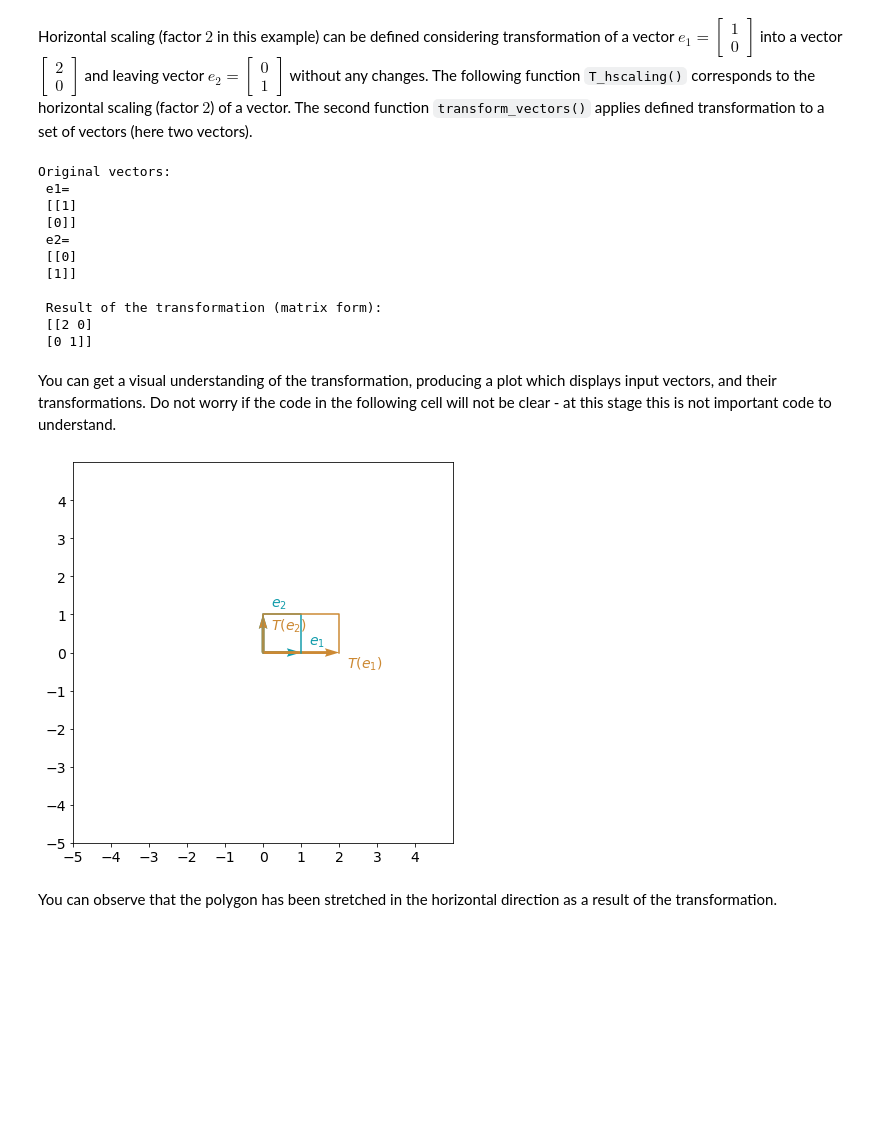
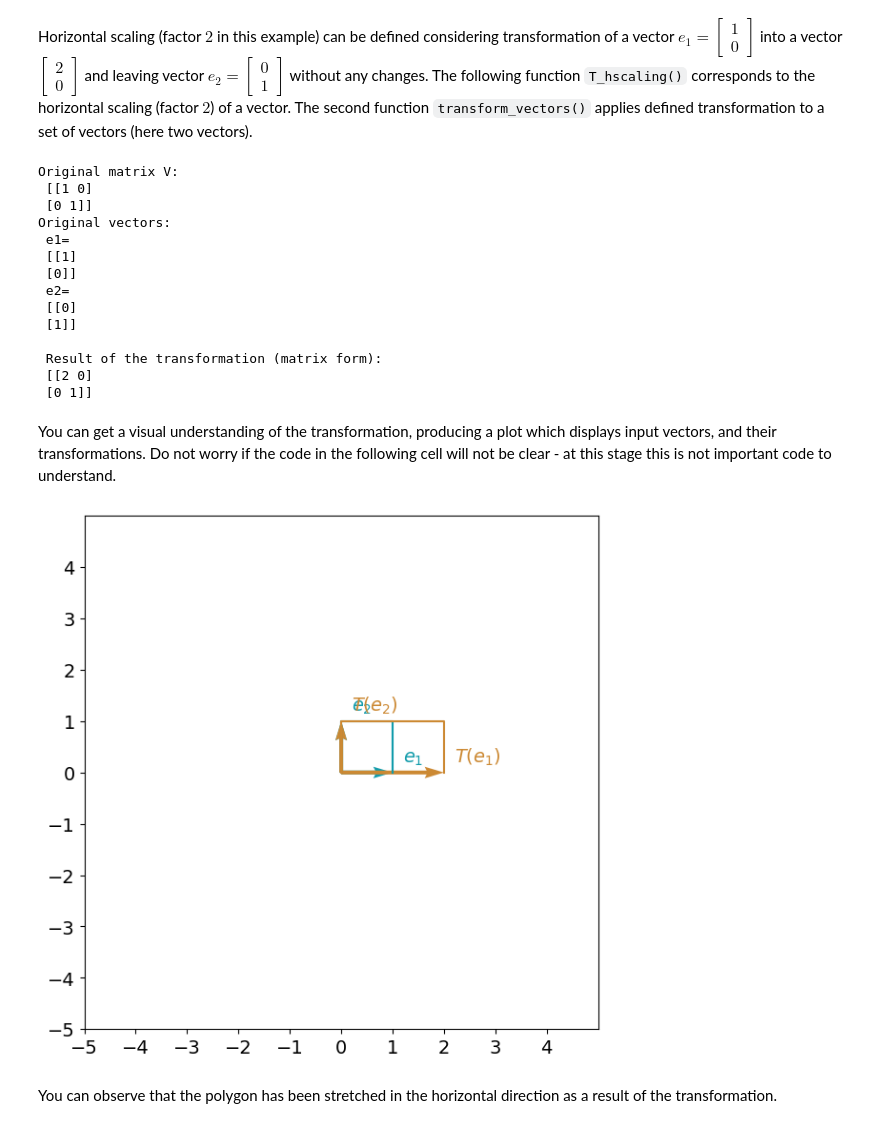
Before and after one commit to ICEY12YX/DEEP_LEARNING, a Jupyter notebook: 04_mathematics/linear_algebra/week03/C1W3_UGL_3_linear_transformations.ipynb, the cells around one changed output. Saved outputs shown, nothing was run; the diff lists cells and outputs as text; code cells hidden in the pictures; blank space fills up the shorter version.

```diff
--- a/04_mathematics/linear_algebra/week03/C1W3_UGL_3_linear_transformations.ipynb
+++ b/04_mathematics/linear_algebra/week03/C1W3_UGL_3_linear_transformations.ipynb
@@ -265,6 +267,7 @@ def T_hscaling(v):
 
 def transform_vectors(T, v1, v2):
     V = np.hstack((v1, v2))
+    print("Original matrix V:\n", V)
     W = T(V)
 
     return W
@@ -284,6 +287,9 @@ print(
     transformation_result_hscaling,
 )
 # %% [output]
+Original matrix V:
+ [[1 0]
+ [0 1]]
 Original vectors:
  e1=
  [[1]
@@ -304,6 +310,10 @@ import matplotlib.pyplot as plt
 def plot_transformation(T, e1, e2):
     color_original = "#129cab"
     color_transformed = "#cc8933"
+
+    # 把列向量展平成一维，方便绘图
+    e1 = np.asarray(e1).flatten()
+    e2 = np.asarray(e2).flatten()
 
     _, ax = plt.subplots(figsize=(7, 7))
     ax.tick_params(axis="x", labelsize=14)
@@ -323,11 +333,12 @@ def plot_transformation(T, e1, e2):
         scale=1,
     )
     plt.plot([0, e2[0], e1[0], e1[0]], [0, e2[1], e2[1], e1[1]], color=color_original)
+
     e1_sgn = 0.4 * np.array([[1] if i == 0 else [i] for i in np.sign(e1)])
     ax.text(
         e1[0] - 0.2 + e1_sgn[0],
         e1[1] - 0.2 + e1_sgn[1],
-        f"$e_1$",
+        "$e_1$",
         fontsize=14,
         color=color_original,
     )
@@ -335,13 +346,13 @@ def plot_transformation(T, e1, e2):
     ax.text(
         e2[0] - 0.2 + e2_sgn[0],
         e2[1] - 0.2 + e2_sgn[1],
-        f"$e_2$",
+        "$e_2$",
         fontsize=14,
         color=color_original,
     )
 
-    e1_transformed = T(e1)
-    e2_transformed = T(e2)
+    e1_transformed = np.asarray(T(e1)).flatten()
+    e2_transformed = np.asarray(T(e2)).flatten()
 
     plt.quiver(
         [0, 0],
@@ -362,40 +373,43 @@ def plot_transformation(T, e1, e2):
         ],
         [
             0,
             e2_transformed[1],
             e1_transformed[1] + e2_transformed[1],
             e1_transformed[1],
         ],
         color=color_transformed,
     )
+
     e1_transformed_sgn = 0.4 * np.array(
         [[1] if i == 0 else [i] for i in np.sign(e1_transformed)]
     )
     ax.text(
-        e1_transformed[0][0] - 0.2 + e1_transformed_sgn[0],
-        e1_transformed[1][0] - e1_transformed_sgn[1][0],
-        f"$T(e_1)$",
+        e1_transformed[0] - 0.2 + e1_transformed_sgn[0],
+        e1_transformed[1] - 0.2 + e1_transformed_sgn[1],
+        "$T(e_1)$",
         fontsize=14,
         color=color_transformed,
     )
     e2_transformed_sgn = 0.4 * np.array(
         [[1] if i == 0 else [i] for i in np.sign(e2_transformed)]
     )
     ax.text(
-        e2_transformed[0][0] - 0.2 + e2_transformed_sgn[0][0],
-        e2_transformed[1][0] - e2_transformed_sgn[1][0],
-        f"$T(e_2)$",
+        e2_transformed[0] - 0.2 + e2_transformed_sgn[0],
+        e2_transformed[1] - 0.2 + e2_transformed_sgn[1],
+        "$T(e_2)$",
         fontsize=14,
         color=color_transformed,
     )
 
     plt.gca().set_aspect("equal")
     plt.show()
 
 
+e1 = np.array([[1], [0]])
+e2 = np.array([[0], [1]])
 plot_transformation(T_hscaling, e1, e2)
 # %% [output]
-[figure, old version]
+[figure, new version]
 # %% [markdown]
 You can observe that the polygon has been stretched in the horizontal direction as a result of the transformation.
 # %% [markdown]
```
Also changed, not shown: parts of 9 cells of this notebook, 33 other files.
